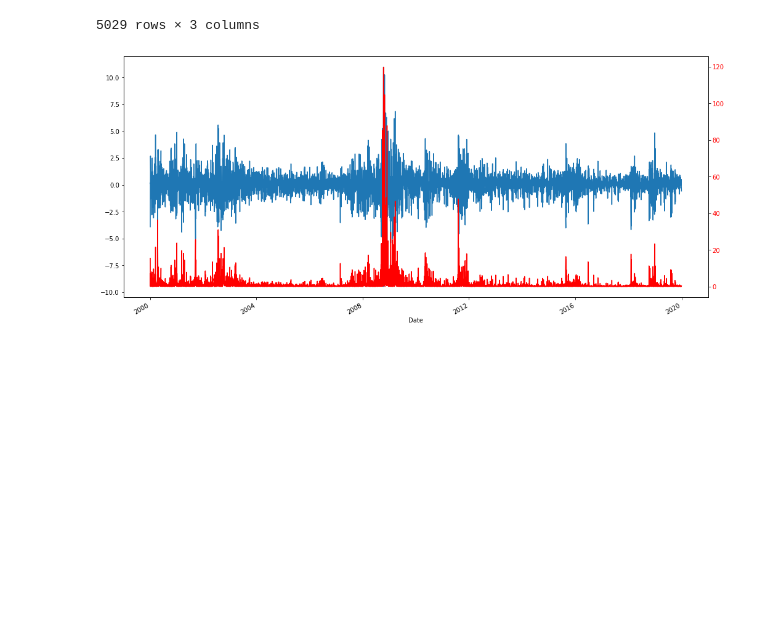
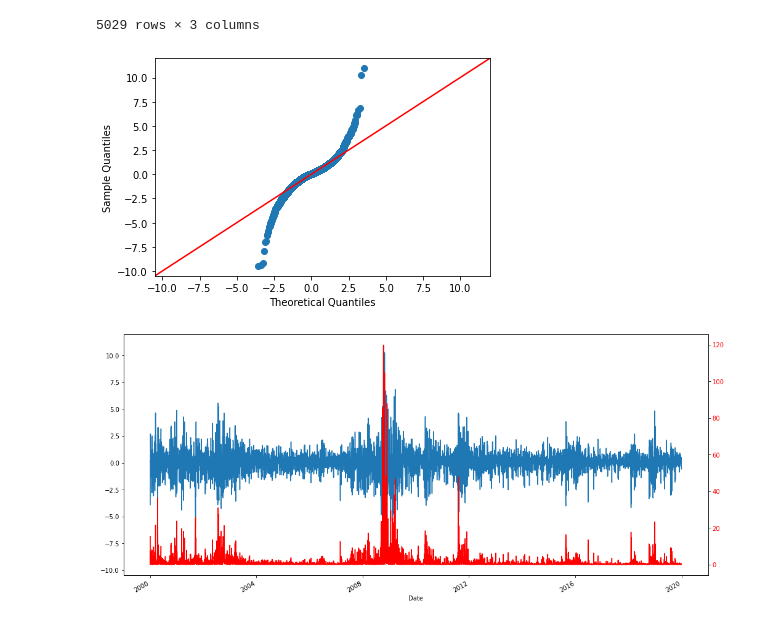
Before and after one commit to levikul09/ERA, a Jupyter notebook: Era code.ipynb, the cells around one changed output. Saved outputs shown, nothing was run; the diff lists cells and outputs as text; code cells hidden in the pictures; blank space fills up the shorter version.

```diff
--- a/Era code.ipynb
+++ b/Era code.ipynb
@@ -138,6 +167,12 @@ df
 | 2019-12-27 00:00:00-05:00 | 3240.020020 | 0.003398 | 0.000154 |
 | 2019-12-30 00:00:00-05:00 | 3221.290039 | -0.579760 | 0.354692 |
 5029 rows × 3 columns
+# %%
+sm.qqplot(df['Log_Return'], line ='45')
+
+plt.savefig('logretqqplot', dpi=300, facecolor='white',bbox_inches='tight' )
+# %% [output]
+[figure, added]
 # %%
 fig, ax1 = plt.subplots(figsize=(17, 8))
 
```
Also changed, not shown: parts of 27 cells of this notebook.
